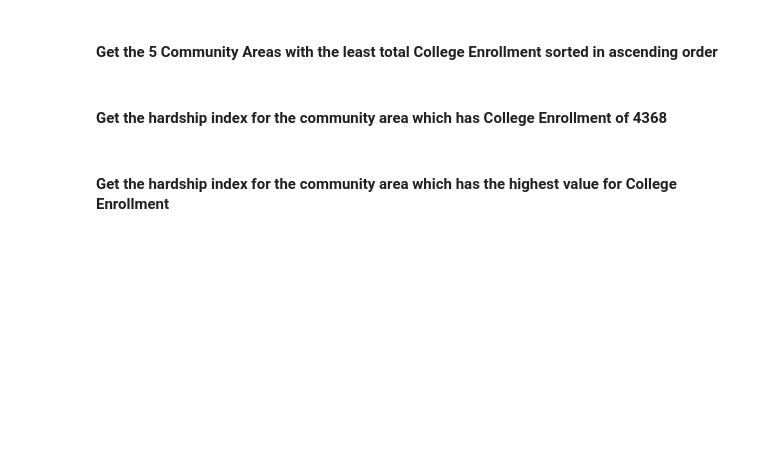
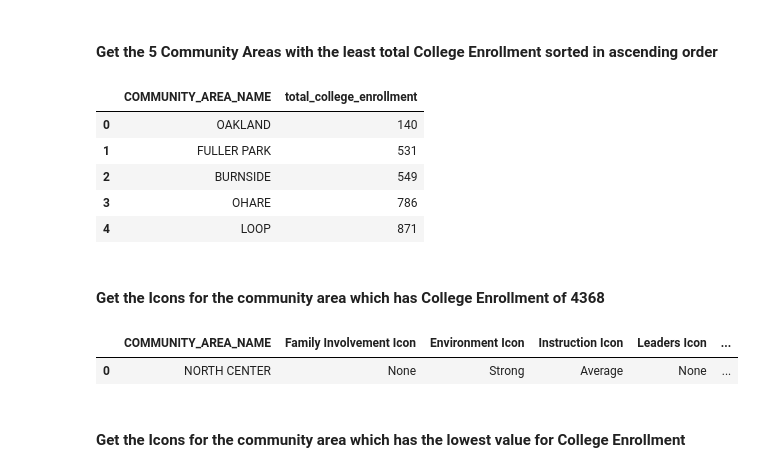
Before and after one commit to chuksoo/IBM-Data-Engineering-Professional, a Jupyter notebook: Course 5 - Databases and SQL for Data Science with Python/Analyzing real world dataset with SQL and Python.ipynb, the cells around one changed output. Saved outputs shown, nothing was run; the diff lists cells and outputs as text; code cells hidden in the pictures; blank space fills up the shorter version.

```diff
--- a/Course 5 - Databases and SQL for Data Science with Python/Analyzing real world dataset with SQL and Python.ipynb
+++ b/Course 5 - Databases and SQL for Data Science with Python/Analyzing real world dataset with SQL and Python.ipynb
@@ -351,6 +399,45 @@ create_pandas_df(query_6, conn)
 # %% [markdown]
 #### Get the 5 Community Areas with the least total College Enrollment  sorted in ascending order
+# %%
+query_9 = '''
+    WITH total_enrollment AS (
+        SELECT
+            "COMMUNITY_AREA_NAME"
+            , SUM("COLLEGE_ENROLLMENT") AS Total_College_Enrollment
+        FROM chicago_schools
+        GROUP BY 1
+        )
+
+    SELECT * FROM total_enrollment
+    ORDER BY 2 ASC
+    LIMIT 5
+    '''
+create_pandas_df(query_9, conn)
+# %% [output]
+|  | COMMUNITY_AREA_NAME | total_college_enrollment |
+| 0 | OAKLAND | 140 |
+| 1 | FULLER PARK | 531 |
+| 2 | BURNSIDE | 549 |
+| 3 | OHARE | 786 |
+| 4 | LOOP | 871 |
 # %% [markdown]
-#### Get the hardship index for the community area which has College Enrollment of 4368
+#### Get the Icons for the community area which has College Enrollment of 4368
+# %%
+query_10 = '''
+    SELECT
+        "COMMUNITY_AREA_NAME"
+        , "Family Involvement Icon"
+        , "Environment Icon "
+        , "Instruction Icon "
+        , "Leaders Icon "
+        , "Teachers Icon "
+        , "Parent Engagement Icon "
+    FROM chicago_schools
+    WHERE "COLLEGE_ENROLLMENT" = 4368
+    '''
+create_pandas_df(query_10, conn)
+# %% [output]
+|  | COMMUNITY_AREA_NAME | Family Involvement Icon | Environment Icon | Instruction Icon | Leaders Icon | ... |
+| 0 | NORTH CENTER | None | Strong | Average | None | ... |
 # %% [markdown]
-#### Get the hardship index for the community area which has the highest value for College Enrollment
+#### Get the Icons for the community area which has the lowest value for College Enrollment
```
Also changed, not shown: parts of 3 cells of this notebook, 1 other file.
